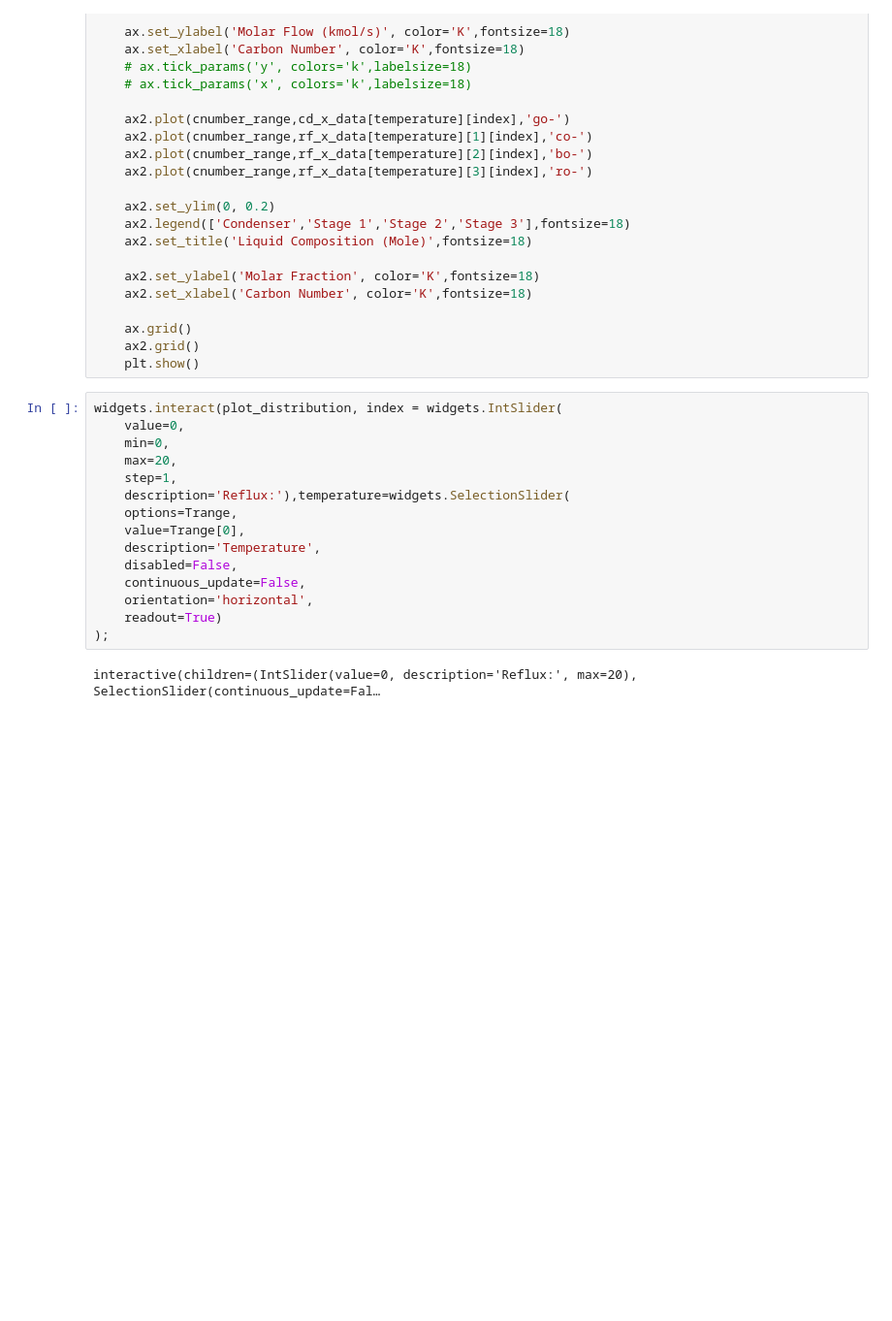
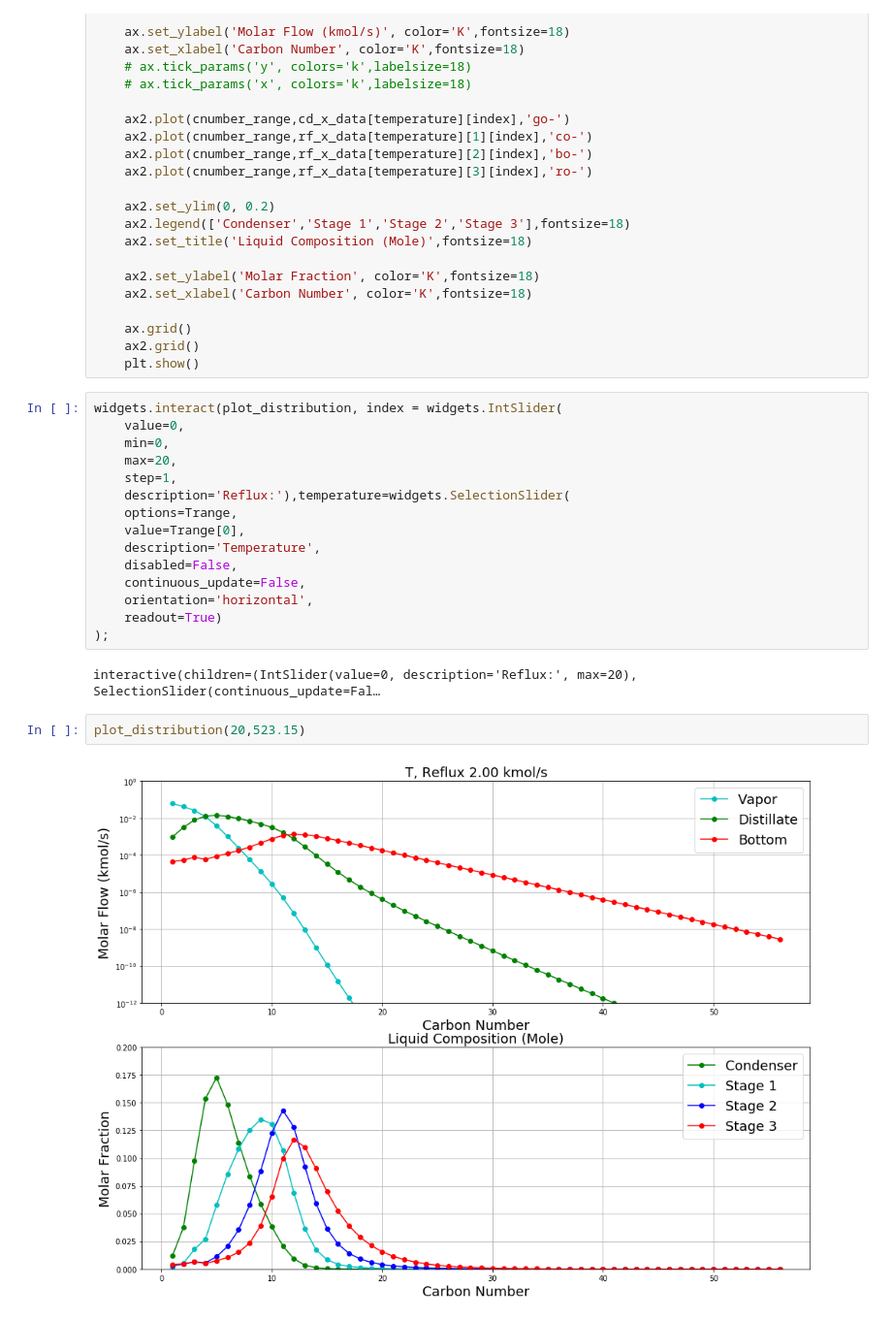
Before and after one commit to naienh/FT-Reactive-Distillation-Pyomo, a Jupyter notebook: showcase/3rd Level 3-Stage Reaction Distillation-Sweep.ipynb, the cells around one changed output. Shown at 97% size. Saved outputs shown, nothing was run; the diff lists cells and outputs as text; blank space fills up the shorter version.

Commit message:
added static plot for github viewing

```diff
--- a/showcase/3rd Level 3-Stage Reaction Distillation-Sweep.ipynb
+++ b/showcase/3rd Level 3-Stage Reaction Distillation-Sweep.ipynb
@@ -475,3 +475,7 @@ widgets.interact(plot_distribution, index = widgets.IntSlider(
 );
 # %% [output]
 interactive(children=(IntSlider(value=0, description='Reflux:', max=20), SelectionSlider(continuous_update=Fal…
+# %%
+plot_distribution(20,523.15)
+# %% [output]
+[figure, added]
```
Also changed, not shown: parts of 1 cell of this notebook, 1 other file.
